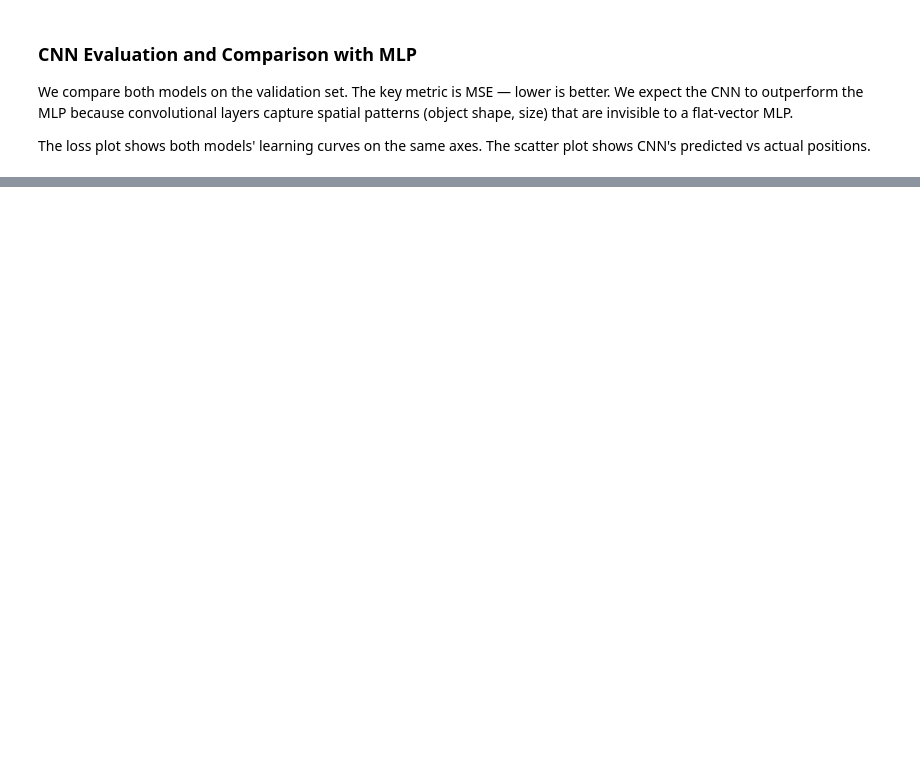
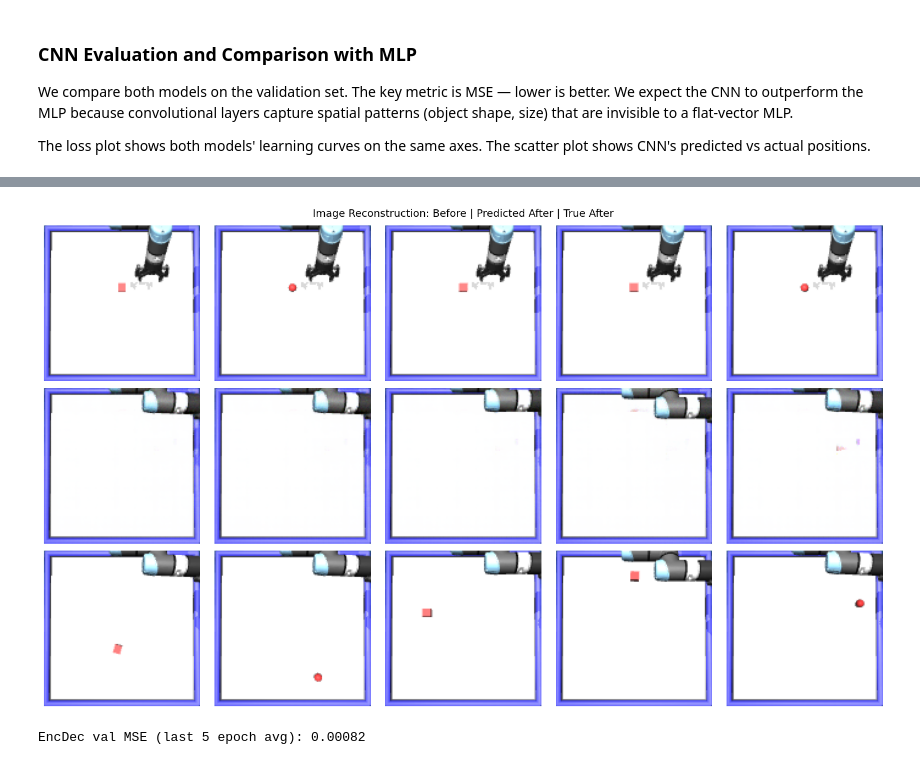
Before and after one commit to batdora/BOUN_Deep_Learning_in_Robotics, a Jupyter notebook: src/hw1.ipynb, the cells around one changed output, grey strips where cells are left out. Drawn from its saved outputs; the diff is of its cells as text; code cells hidden in the pictures; blank space fills up the shorter version.

Commit message:
feat(hw1): CNN encoder-decoder image reconstruction and visualisation
Co-Authored-By: Claude Sonnet 4.6 <noreply@anthropic.com>

```diff
--- a/src/hw1.ipynb
+++ b/src/hw1.ipynb
@@ -304,0 +396,23 @@ CNN improvement over MLP: 96.6%
+# %%
+enc_dec.eval()
+img_b_sample, img_a_sample, _, act_sample = next(iter(val_loader))
+with torch.no_grad():
+    pred_imgs = enc_dec(img_b_sample[:5].to(device), act_sample[:5].to(device)).cpu()
+
+fig, axes = plt.subplots(3, 5, figsize=(15, 9))
+row_labels = ["Before push", "Predicted after", "True after"]
+row_data   = [img_b_sample[:5], pred_imgs, img_a_sample[:5]]
+for row_idx, (data, label) in enumerate(zip(row_data, row_labels)):
+    for col_idx in range(5):
+        axes[row_idx, col_idx].imshow(data[col_idx].permute(1, 2, 0).clamp(0, 1))
+        axes[row_idx, col_idx].axis("off")
+    axes[row_idx, 0].set_ylabel(label, fontsize=11)
+plt.suptitle("Image Reconstruction: Before | Predicted After | True After", fontsize=13)
+plt.tight_layout()
+plt.show()
+
+ed_mse = np.mean(ed_val_losses[-5:])
+print(f"EncDec val MSE (last 5 epoch avg): {ed_mse:.5f}")
+# %% [output]
+[figure, added]
+EncDec val MSE (last 5 epoch avg): 0.00082
```
Also changed, not shown: parts of 9 cells of this notebook.
